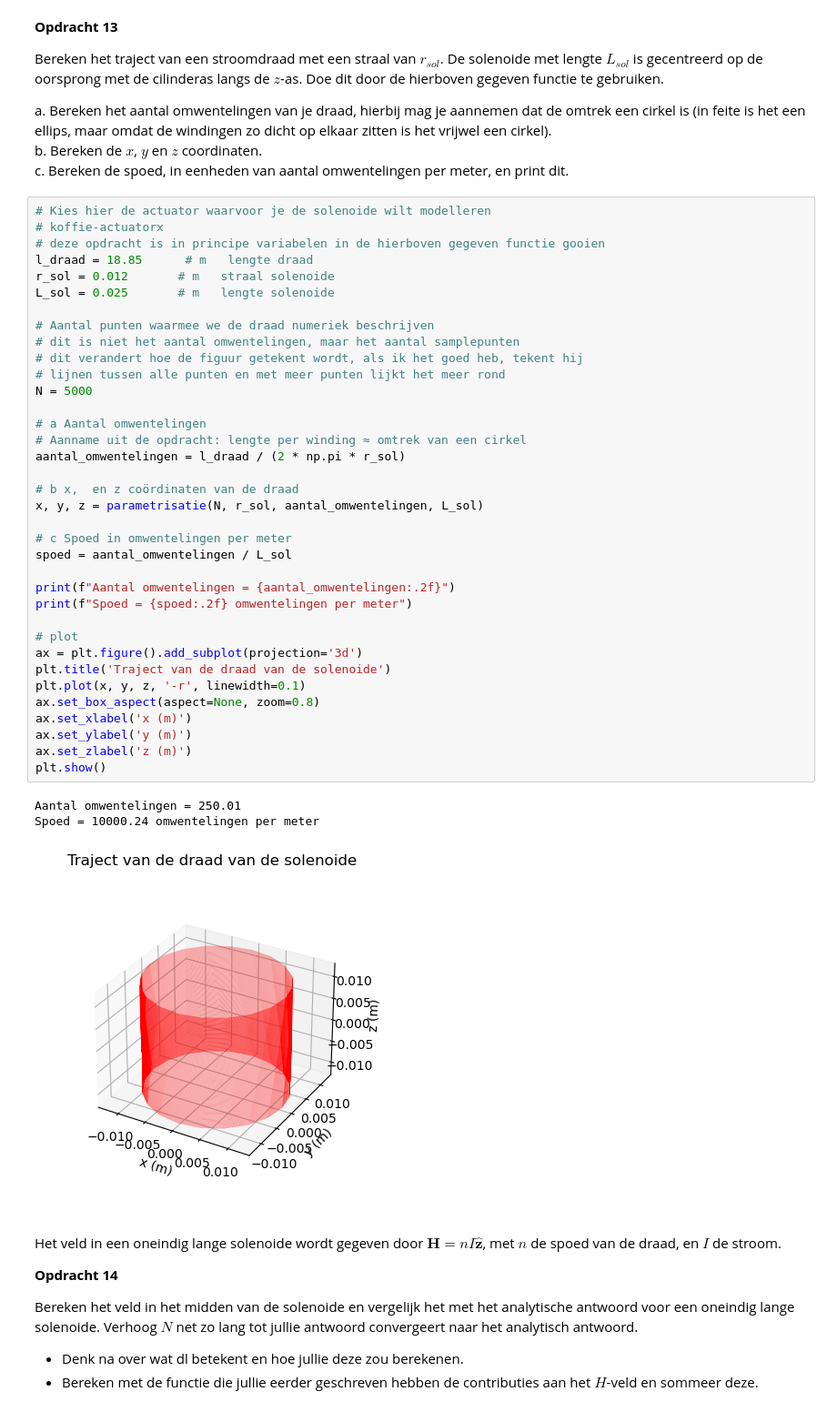
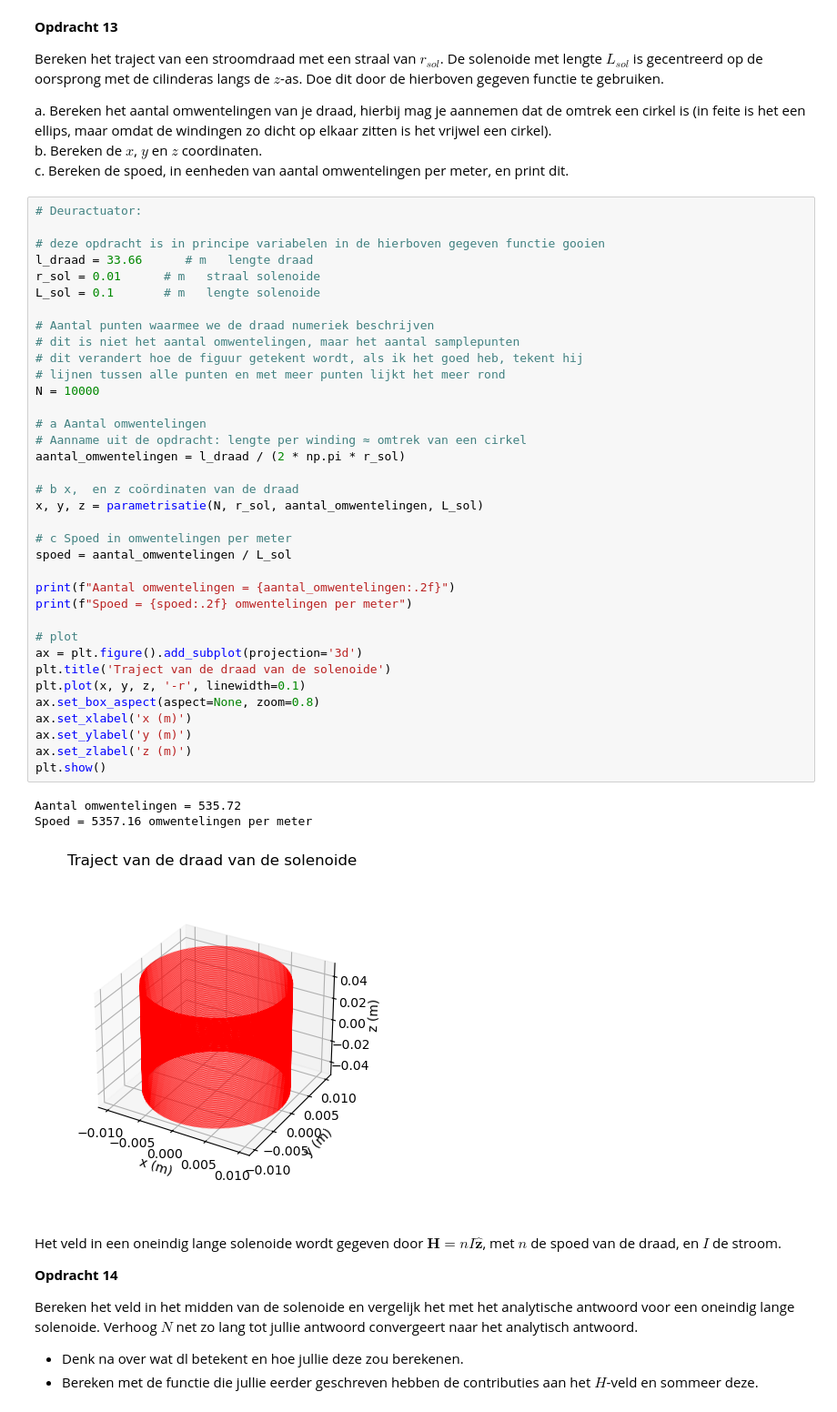
Before and after one commit to emmajuledrent/opdrachten-DEF-D, a Jupyter notebook: DigitaleOntwerpopdrachten/2KrachtactuatorOpdracht/KrachtactuatorOpdracht.ipynb, the cells around one changed output. Shown at 91% size. Drawn from its saved outputs; the diff is of its cells as text.

```diff
--- a/DigitaleOntwerpopdrachten/2KrachtactuatorOpdracht/KrachtactuatorOpdracht.ipynb
+++ b/DigitaleOntwerpopdrachten/2KrachtactuatorOpdracht/KrachtactuatorOpdracht.ipynb
@@ -522,45 +525,45 @@ a. Bereken het aantal omwentelingen van je draad, hierbij mag je aannemen dat de
 b. Bereken de $x$, $y$ en $z$ coordinaten.\
 c. Bereken de spoed, in eenheden van aantal omwentelingen per meter, en print dit.
 # %%
-# Kies hier de actuator waarvoor je de solenoide wilt modelleren
-# koffie-actuatorx
+# Deuractuator:
+
 # deze opdracht is in principe variabelen in de hierboven gegeven functie gooien
-l_draad = 18.85      # m   lengte draad
-r_sol = 0.012       # m   straal solenoide
-L_sol = 0.025       # m   lengte solenoide
+l_draad = 33.66      # m   lengte draad
+r_sol = 0.01      # m   straal solenoide
+L_sol = 0.1       # m   lengte solenoide
 
 # Aantal punten waarmee we de draad numeriek beschrijven
 # dit is niet het aantal omwentelingen, maar het aantal samplepunten
 # dit verandert hoe de figuur getekent wordt, als ik het goed heb, tekent hij
 # lijnen tussen alle punten en met meer punten lijkt het meer rond
-N = 5000
+N = 10000
 
 # a Aantal omwentelingen
 # Aanname uit de opdracht: lengte per winding ≈ omtrek van een cirkel
 aantal_omwentelingen = l_draad / (2 * np.pi * r_sol)
 
 # b x,  en z coördinaten van de draad
 x, y, z = parametrisatie(N, r_sol, aantal_omwentelingen, L_sol)
 
 # c Spoed in omwentelingen per meter
 spoed = aantal_omwentelingen / L_sol
 
 print(f"Aantal omwentelingen = {aantal_omwentelingen:.2f}")
 print(f"Spoed = {spoed:.2f} omwentelingen per meter")
 
 # plot
 ax = plt.figure().add_subplot(projection='3d')
 plt.title('Traject van de draad van de solenoide')
 plt.plot(x, y, z, '-r', linewidth=0.1)
 ax.set_box_aspect(aspect=None, zoom=0.8)
 ax.set_xlabel('x (m)')
 ax.set_ylabel('y (m)')
 ax.set_zlabel('z (m)')
 plt.show()
 # %% [output]
-Aantal omwentelingen = 250.01
-Spoed = 10000.24 omwentelingen per meter
+Aantal omwentelingen = 535.72
+Spoed = 5357.16 omwentelingen per meter
-[figure, old version]
+[figure, new version]
 # %% [markdown]
 Het veld in een oneindig lange solenoide wordt gegeven door $\mathbf{H} = n I \hat{\mathbf{z}}$, met $n$ de spoed van de draad, en $I$ de stroom.
 
```
Also changed, not shown: parts of 13 cells of this notebook.
